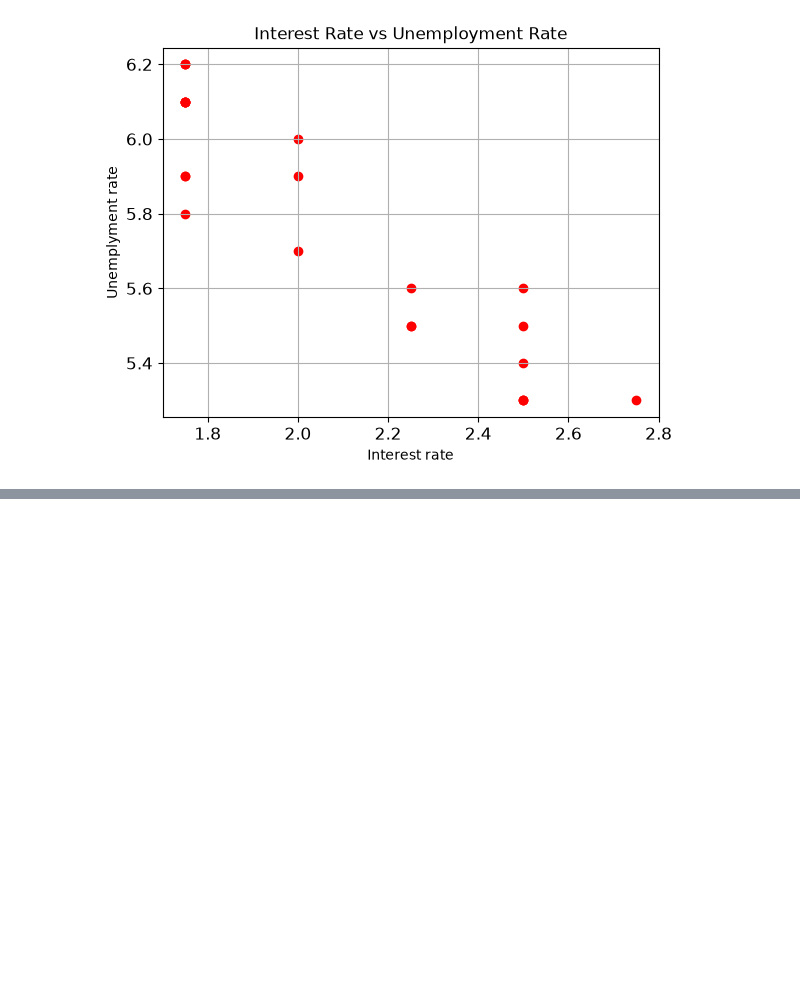
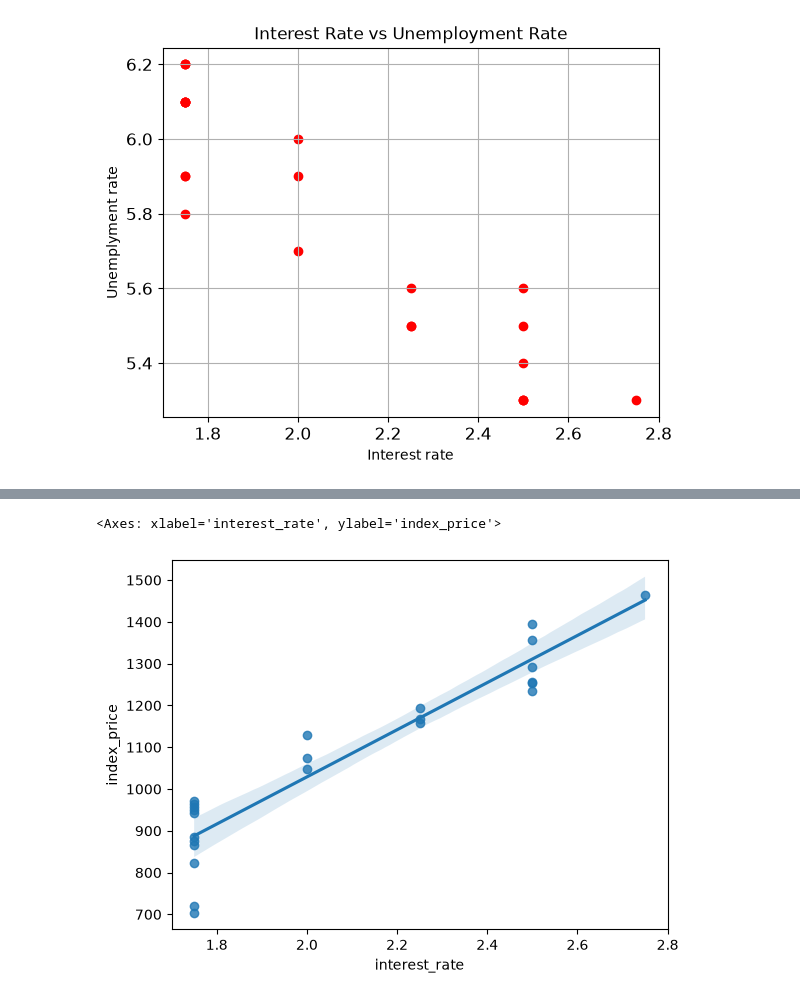
Before and after one commit to SoubhLance/ML--Practice, a Jupyter notebook: Python/StartML/4_linear_regresseion.ipynb, the cells around one changed output, grey strips where cells are left out. Saved outputs shown, nothing was run; the diff lists cells and outputs as text; code cells hidden in the pictures; blank space fills up the shorter version.

```diff
--- a/Python/StartML/4_linear_regresseion.ipynb
+++ b/Python/StartML/4_linear_regresseion.ipynb
@@ -53,0 +101,7 @@ plt.grid(True)
+# %%
+## Regplot
+import seaborn as sns
+sns.regplot(x=df_index['interest_rate'],y=df_index['index_price'])
+# %% [output]
+<Axes: xlabel='interest_rate', ylabel='index_price'>
+[figure, added]
```
Also changed, not shown: parts of 25 cells of this notebook.
